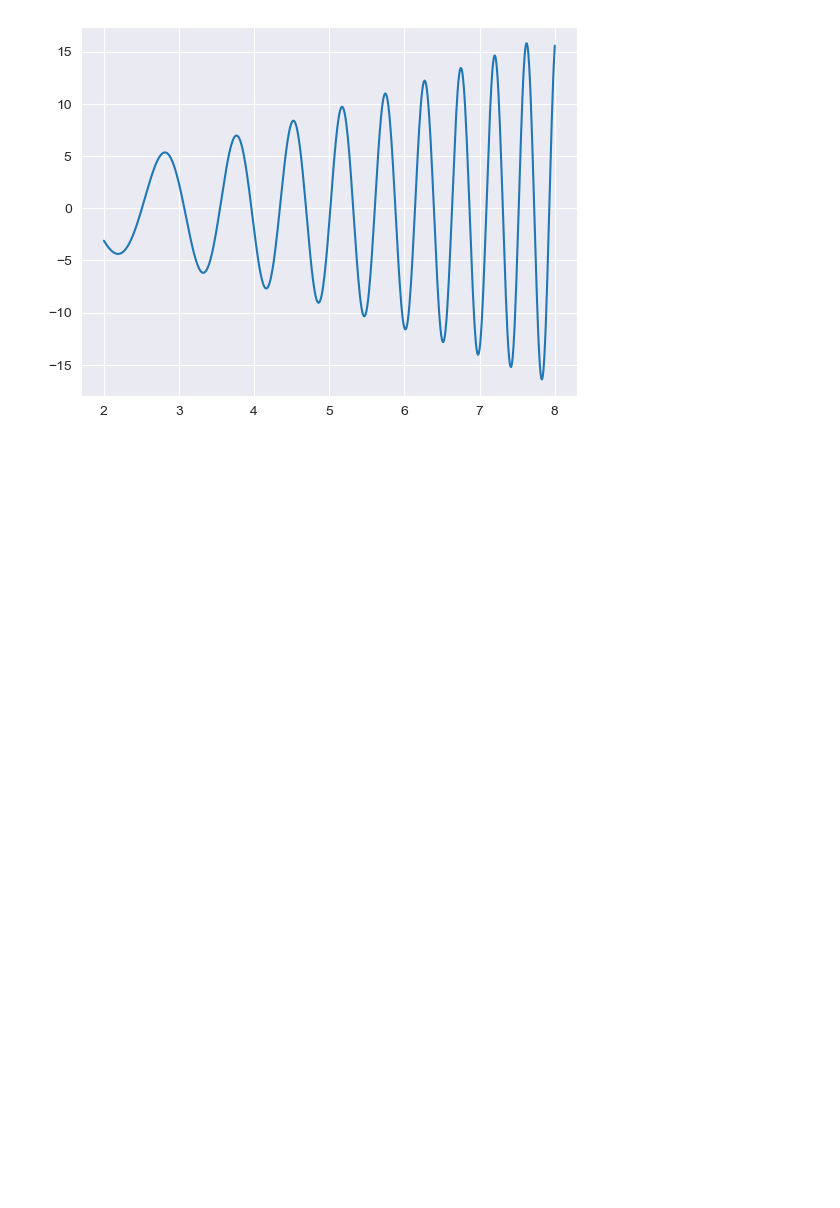
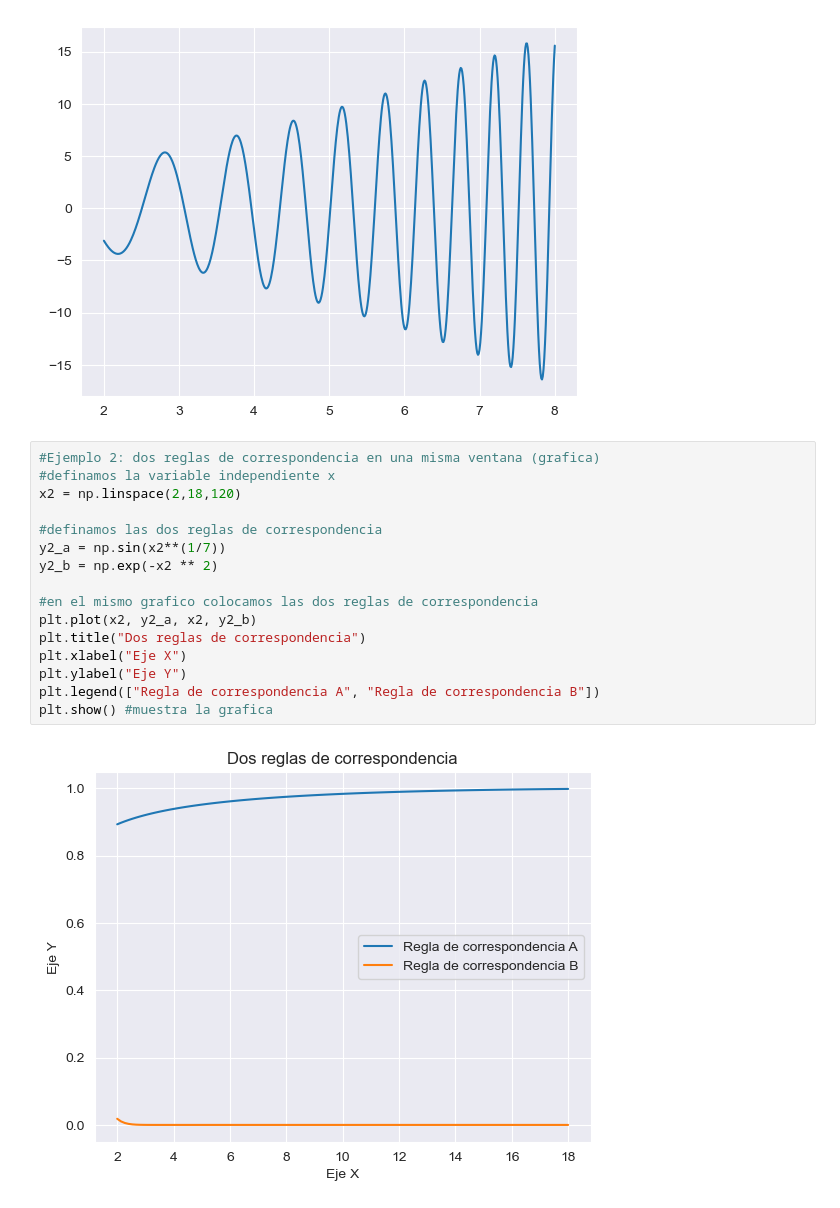
Before and after one commit to marcosotomac/MachineLearningPython-UNI, a Jupyter notebook: overview_numpy_matplotlib.ipynb, the cells around one changed output. Drawn from its saved outputs; the diff is of its cells as text; blank space fills up the shorter version.

Commit message:
Plots rendering

```diff
--- a/overview_numpy_matplotlib.ipynb
+++ b/overview_numpy_matplotlib.ipynb
@@ -327,3 +327,21 @@ plt.plot(x1,y1)
 plt.show()
 # %% [output]
 [figure]
+# %%
+#Ejemplo 2: dos reglas de correspondencia en una misma ventana (grafica)
+#definamos la variable independiente x
+x2 = np.linspace(2,18,120)
+
+#definamos las dos reglas de correspondencia
+y2_a = np.sin(x2**(1/7))
+y2_b = np.exp(-x2 ** 2)
+
+#en el mismo grafico colocamos las dos reglas de correspondencia
+plt.plot(x2, y2_a, x2, y2_b)
+plt.title("Dos reglas de correspondencia")
+plt.xlabel("Eje X")
+plt.ylabel("Eje Y")
+plt.legend(["Regla de correspondencia A", "Regla de correspondencia B"])
+plt.show() #muestra la grafica
+# %% [output]
+[figure, added]
```
Also changed, not shown: parts of 2 cells of this notebook.
